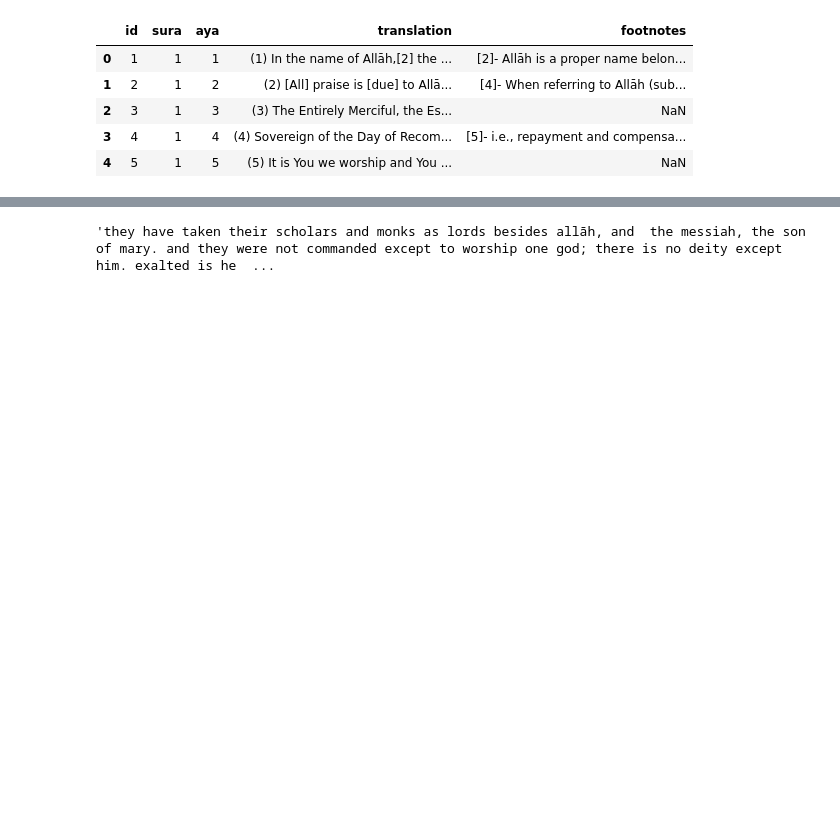
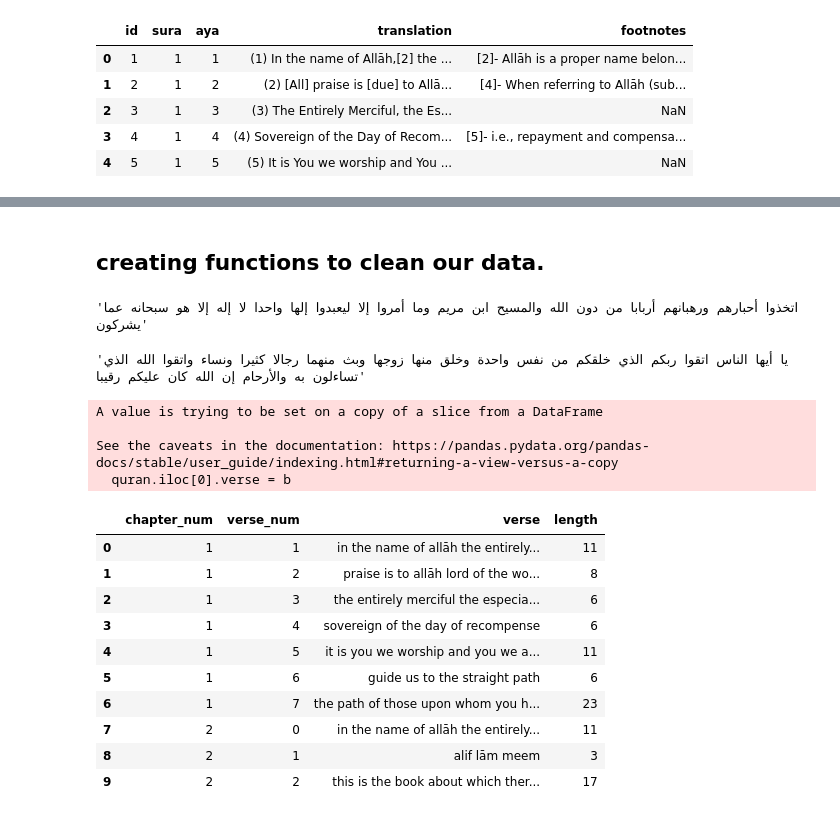
Before and after one commit to Saleh-Alabbas/search_engine_on_the_Quran, a Jupyter notebook: ml/data_cleaning.ipynb, the cells around one changed output, grey strips where cells are left out. Saved outputs shown, nothing was run; the diff lists cells and outputs as text; code cells hidden in the pictures; blank space fills up the shorter version.

```diff
--- a/ml/data_cleaning.ipynb
+++ b/ml/data_cleaning.ipynb
@@ -135,0 +136,4 @@ quran_E.translation[1265]
+# %%
+# matching the names of the columns.
+quran_E.columns=["chapter_num", "verse_num", "verse"]
+quran_E
@@ -135,0 +154,2 @@ quran_E.translation[1265]
+# %% [markdown]
+## creating functions to clean our data.
@@ -136,12 +159,29 @@ quran_E.translation[1265]
 # %%
-def E_clean(verse):
+def cleaning(verse):
+    # for the Arabic version
+    verse = re.sub("[ًًٌٌٍٍَُِّّْٰٓٓ]","",verse)
+    verse = re.sub("[آ]","ا",verse)
+
+    # for the English transelation
     verse = verse.lower()
-
     verse = re.sub("\[.*?\]","",verse)
     verse = re.sub("[(0-9)]","",verse)
+    verse = re.sub("[-.,;:]","",verse)
+    verse = re.sub("  "," ",verse)
     verse = verse.strip()
-    return(verse)
 
-E_clean(quran_E.translation[1265])
+    return verse
+
+cleaning(quran_A.verse[1265])
 # %% [output]
-'they have taken their scholars and monks as lords besides allāh, and  the messiah, the son of mary. and they were not commanded except to worship one god; there is no deity except him. exalted is he  ...
+'اتخذوا أحبارهم ورهبانهم أربابا من دون الله والمسيح ابن مريم وما أمروا إلا ليعبدوا إلها واحدا لا إله إلا هو سبحانه عما يشركون'
+# %%
+# removing the basmelah of the first verse in each chapter.
+def remove_basmalah(first_aya):
+    first_aya = re.sub("بسم الله الرحمن الرحيم ", "", first_aya)
+
+    return first_aya
+
+remove_basmalah(cleaning(quran_A.verse[493]))
+# %% [output]
+'يا أيها الناس اتقوا ربكم الذي خلقكم من نفس واحدة وخلق منها زوجها وبث منهما رجالا كثيرا ونساء واتقوا الله الذي تساءلون به والأرحام إن الله كان عليكم رقيبا'
@@ -147,0 +212,23 @@ E_clean(quran_E.translation[1265])
+# %%
+# applying our functions on the English translation
+
+quran_E["verse"] = quran_E.verse.apply(cleaning)
+quran_E = add_basmalah(quran_E, "E")
+quran_E["length"] = quran_E.verse.apply(word_count)
+quran_E.head(10)
+# %% [output]
+A value is trying to be set on a copy of a slice from a DataFrame
+
+See the caveats in the documentation: https://pandas.pydata.org/pandas-docs/stable/user_guide/indexing.html#returning-a-view-versus-a-copy
+  quran.iloc[0].verse = b
+|  | chapter_num | verse_num | verse | length |
+| 0 | 1 | 1 | in the name of allāh the entirely... | 11 |
+| 1 | 1 | 2 | praise is to allāh lord of the wo... | 8 |
+| 2 | 1 | 3 | the entirely merciful the especia... | 6 |
+| 3 | 1 | 4 | sovereign of the day of recompense | 6 |
+| 4 | 1 | 5 | it is you we worship and you we a... | 11 |
+| 5 | 1 | 6 | guide us to the straight path | 6 |
+| 6 | 1 | 7 | the path of those upon whom you h... | 23 |
+| 7 | 2 | 0 | in the name of allāh the entirely... | 11 |
+| 8 | 2 | 1 | alif lām meem | 3 |
+| 9 | 2 | 2 | this is the book about which ther... | 17 |
```
Also changed, not shown: parts of 29 cells of this notebook.
